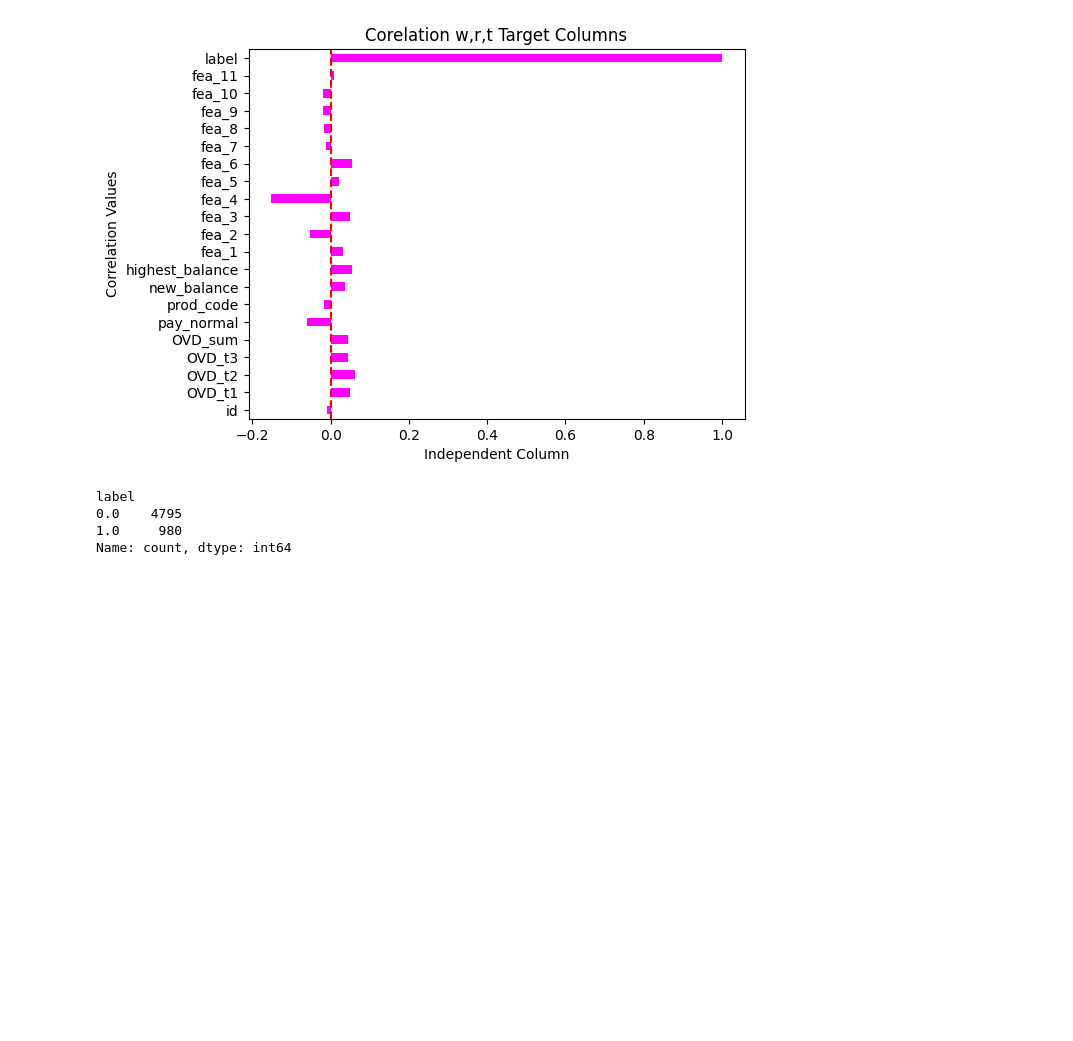
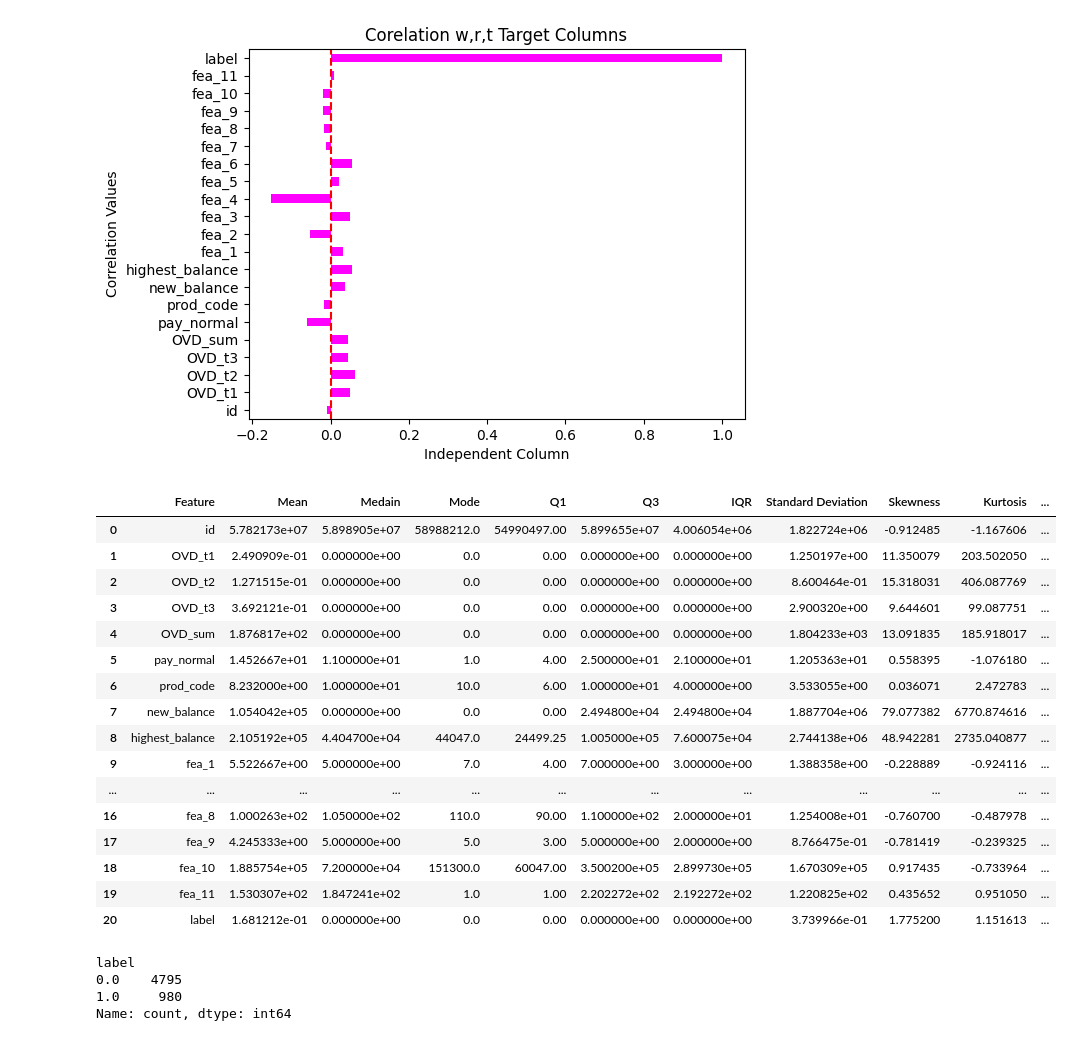
Before and after one commit to deva457/Credit_Risk_ML_Model, a Jupyter notebook: model.ipynb, the cells around one changed output. Saved outputs shown, nothing was run; the diff lists cells and outputs as text; code cells hidden in the pictures; blank space fills up the shorter version.

```diff
--- a/model.ipynb
+++ b/model.ipynb
@@ -248,4 +255,47 @@ plt.xlabel('Independent Column')
 plt.show()
 # %% [output]
 [figure]
+# %%
+#Discriptive stats
+from collections import OrderedDict
+stats=[]
+numerical_col = df.select_dtypes(include=['number'])
+
+for i in numerical_col.columns:
+    numerical_stats=OrderedDict({
+    'Feature':i,
+        'Mean':df[i].mean(),
+        'Medain':df[i].median(),
+        'Mode':df[i].mode()[0],
+        'Q1':df[i].quantile(0.25),
+        'Q3':df[i].quantile(0.75),
+        'IQR':df[i].quantile(0.75) - df[i].quantile(0.25),
+        'Standard Deviation':df[i].std(),
+        'Skewness':df[i].skew(),
+        'Kurtosis':df[i].kurt(),
+        'Max':df[i].max(),
+        'Min':df[i].min(),
+        'Variance':df[i].var()
+    })
+    stats.append(numerical_stats)
+    report=pd.DataFrame(stats)
+report
+# %% [output]
+|  | Feature | Mean | Medain | Mode | Q1 | Q3 | IQR | Standard Deviation | Skewness | Kurtosis | ... |
+| 0 | id | 5.782173e+07 | 5.898905e+07 | 58988212.0 | 54990497.00 | 5.899655e+07 | 4.006054e+06 | 1.822724e+06 | -0.912485 | -1.167606 | ... |
+| 1 | OVD_t1 | 2.490909e-01 | 0.000000e+00 | 0.0 | 0.00 | 0.000000e+00 | 0.000000e+00 | 1.250197e+00 | 11.350079 | 203.502050 | ... |
+| 2 | OVD_t2 | 1.271515e-01 | 0.000000e+00 | 0.0 | 0.00 | 0.000000e+00 | 0.000000e+00 | 8.600464e-01 | 15.318031 | 406.087769 | ... |
+| 3 | OVD_t3 | 3.692121e-01 | 0.000000e+00 | 0.0 | 0.00 | 0.000000e+00 | 0.000000e+00 | 2.900320e+00 | 9.644601 | 99.087751 | ... |
+| 4 | OVD_sum | 1.876817e+02 | 0.000000e+00 | 0.0 | 0.00 | 0.000000e+00 | 0.000000e+00 | 1.804233e+03 | 13.091835 | 185.918017 | ... |
+| 5 | pay_normal | 1.452667e+01 | 1.100000e+01 | 1.0 | 4.00 | 2.500000e+01 | 2.100000e+01 | 1.205363e+01 | 0.558395 | -1.076180 | ... |
+| 6 | prod_code | 8.232000e+00 | 1.000000e+01 | 10.0 | 6.00 | 1.000000e+01 | 4.000000e+00 | 3.533055e+00 | 0.036071 | 2.472783 | ... |
+| 7 | new_balance | 1.054042e+05 | 0.000000e+00 | 0.0 | 0.00 | 2.494800e+04 | 2.494800e+04 | 1.887704e+06 | 79.077382 | 6770.874616 | ... |
+| 8 | highest_balance | 2.105192e+05 | 4.404700e+04 | 44047.0 | 24499.25 | 1.005000e+05 | 7.600075e+04 | 2.744138e+06 | 48.942281 | 2735.040877 | ... |
+| 9 | fea_1 | 5.522667e+00 | 5.000000e+00 | 7.0 | 4.00 | 7.000000e+00 | 3.000000e+00 | 1.388358e+00 | -0.228889 | -0.924116 | ... |
+| ... | ... | ... | ... | ... | ... | ... | ... | ... | ... | ... | ... |
+| 16 | fea_8 | 1.000263e+02 | 1.050000e+02 | 110.0 | 90.00 | 1.100000e+02 | 2.000000e+01 | 1.254008e+01 | -0.760700 | -0.487978 | ... |
+| 17 | fea_9 | 4.245333e+00 | 5.000000e+00 | 5.0 | 3.00 | 5.000000e+00 | 2.000000e+00 | 8.766475e-01 | -0.781419 | -0.239325 | ... |
+| 18 | fea_10 | 1.885754e+05 | 7.200000e+04 | 151300.0 | 60047.00 | 3.500200e+05 | 2.899730e+05 | 1.670309e+05 | 0.917435 | -0.733964 | ... |
+| 19 | fea_11 | 1.530307e+02 | 1.847241e+02 | 1.0 | 1.00 | 2.202272e+02 | 2.192272e+02 | 1.220825e+02 | 0.435652 | 0.951050 | ... |
+| 20 | label | 1.681212e-01 | 0.000000e+00 | 0.0 | 0.00 | 0.000000e+00 | 0.000000e+00 | 3.739966e-01 | 1.775200 | 1.151613 | ... |
 # %%
```
Also changed, not shown: parts of 15 cells of this notebook, 5 other files.
